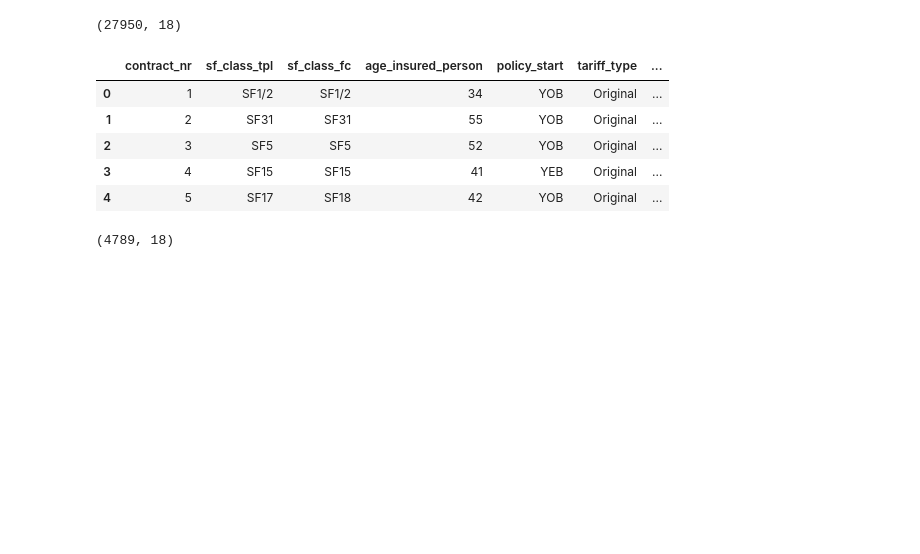
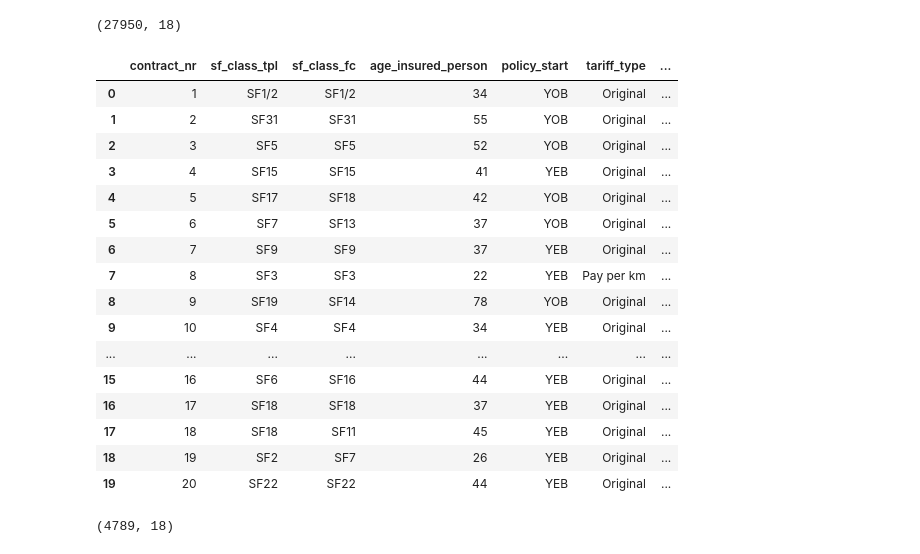
Before and after one commit to ck-unifr/friday-code-challenge, a Jupyter notebook: friday-code-challenge.ipynb, the cells around one changed output. Saved outputs shown, nothing was run; the diff lists cells and outputs as text; code cells hidden in the pictures; blank space fills up the shorter version.

```diff
--- a/friday-code-challenge.ipynb
+++ b/friday-code-challenge.ipynb
@@ -84,14 +85,25 @@ df_friday.shape
 # %% [output]
 (27950, 18)
 # %%
-df_friday.head()
+df_friday.head(20)
 # %% [output]
 |  | contract_nr | sf_class_tpl | sf_class_fc | age_insured_person | policy_start | tariff_type | ... |
 | 0 | 1 | SF1/2 | SF1/2 | 34 | YOB | Original | ... |
 | 1 | 2 | SF31 | SF31 | 55 | YOB | Original | ... |
 | 2 | 3 | SF5 | SF5 | 52 | YOB | Original | ... |
 | 3 | 4 | SF15 | SF15 | 41 | YEB | Original | ... |
 | 4 | 5 | SF17 | SF18 | 42 | YOB | Original | ... |
+| 5 | 6 | SF7 | SF13 | 37 | YOB | Original | ... |
+| 6 | 7 | SF9 | SF9 | 37 | YEB | Original | ... |
+| 7 | 8 | SF3 | SF3 | 22 | YEB | Pay per km | ... |
+| 8 | 9 | SF19 | SF14 | 78 | YOB | Original | ... |
+| 9 | 10 | SF4 | SF4 | 34 | YEB | Original | ... |
+| ... | ... | ... | ... | ... | ... | ... | ... |
+| 15 | 16 | SF6 | SF16 | 44 | YEB | Original | ... |
+| 16 | 17 | SF18 | SF18 | 37 | YEB | Original | ... |
+| 17 | 18 | SF18 | SF11 | 45 | YEB | Original | ... |
+| 18 | 19 | SF2 | SF7 | 26 | YEB | Original | ... |
+| 19 | 20 | SF22 | SF22 | 44 | YEB | Original | ... |
 # %%
 df_train = df_friday[df_friday['number_of_payment_faults'].notnull()]
 # %%
```
Also changed, not shown: parts of 55 cells of this notebook.
